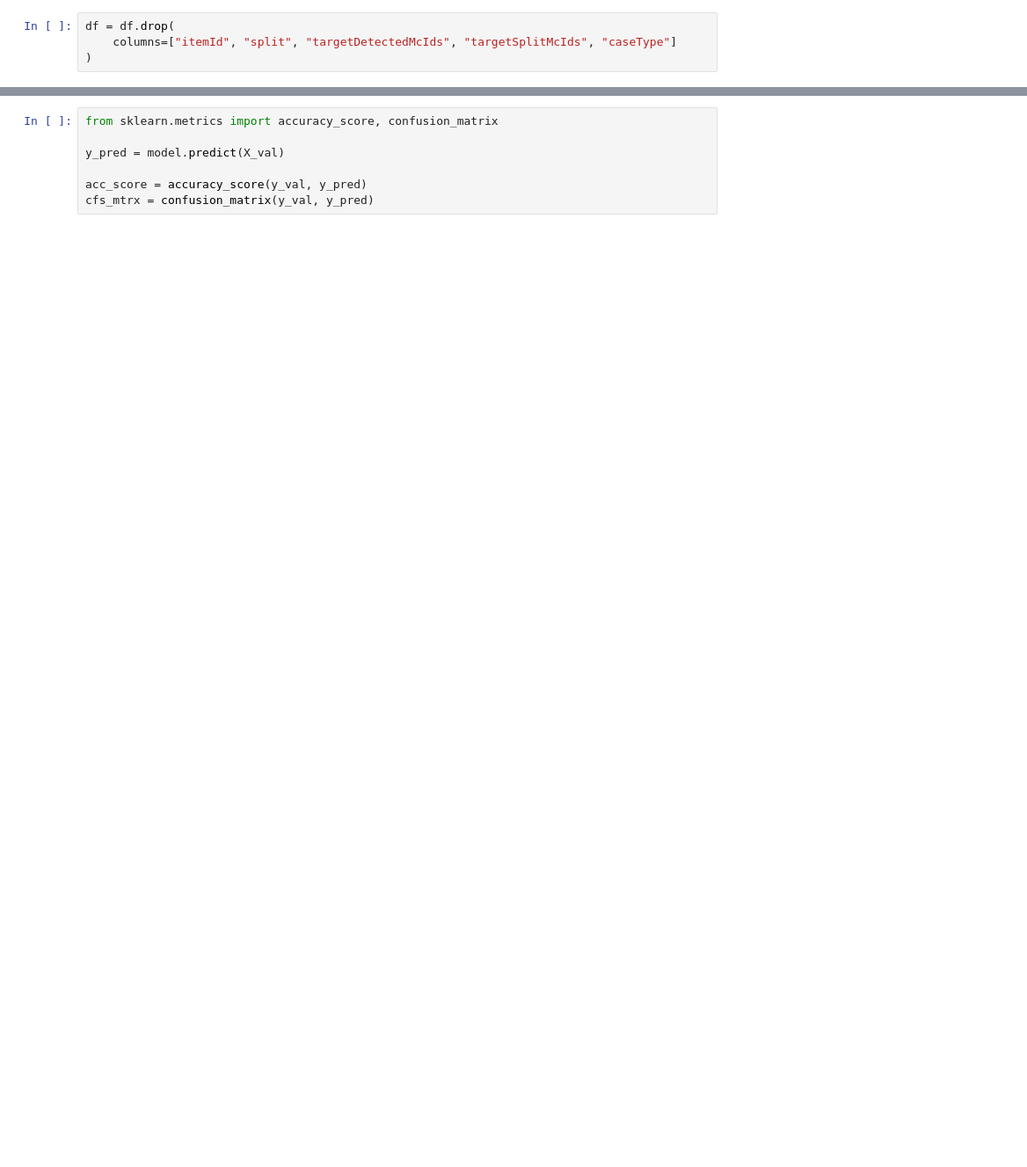
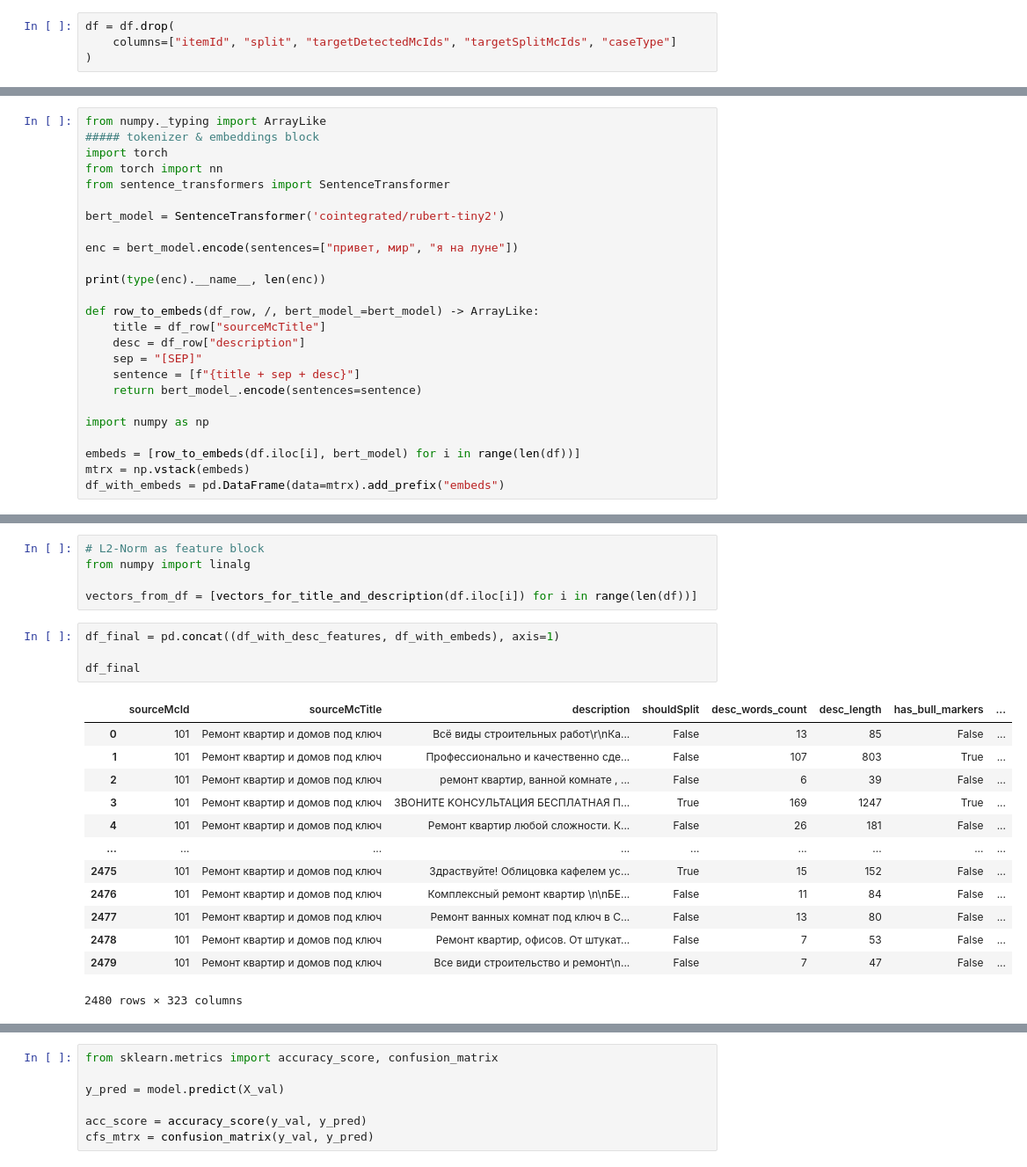
Before and after one commit to DmDogger/Catboost_avito_model, a Jupyter notebook: notebooks/catboost_model.ipynb, the cells around one changed output, grey strips where cells are left out. Shown at 88% size. Drawn from its saved outputs; the diff is of its cells as text; blank space fills up the shorter version.

Commit message:
refactor: replaced text features to embeddings

```diff
--- a/notebooks/catboost_model.ipynb
+++ b/notebooks/catboost_model.ipynb
@@ -57,0 +55,25 @@ df_with_desc_features = pd.concat((df, pd.DataFrame(features_desc.tolist())), ax
+# %%
+from numpy._typing import ArrayLike
+##### tokenizer & embeddings block
+import torch
+from torch import nn
+from sentence_transformers import SentenceTransformer
+
+bert_model = SentenceTransformer('cointegrated/rubert-tiny2')
+
+enc = bert_model.encode(sentences=["привет, мир", "я на луне"])
+
+print(type(enc).__name__, len(enc))
+
+def row_to_embeds(df_row, /, bert_model_=bert_model) -> ArrayLike:
+    title = df_row["sourceMcTitle"]
+    desc = df_row["description"]
+    sep = "[SEP]"
+    sentence = [f"{title + sep + desc}"]
+    return bert_model_.encode(sentences=sentence)
+
+import numpy as np
+
+embeds = [row_to_embeds(df.iloc[i], bert_model) for i in range(len(df))]
+mtrx = np.vstack(embeds)
+df_with_embeds = pd.DataFrame(data=mtrx).add_prefix("embeds")
@@ -58,3 +106,26 @@ df_with_desc_features = pd.concat((df, pd.DataFrame(features_desc.tolist())), ax
+# %%
+# L2-Norm as feature block
+from numpy import linalg
+
+vectors_from_df = [vectors_for_title_and_description(df.iloc[i]) for i in range(len(df))]
+# %%
+df_final = pd.concat((df_with_desc_features, df_with_embeds), axis=1)
+
+df_final
+# %% [output]
+|  | sourceMcId | sourceMcTitle | description | shouldSplit | desc_words_count | desc_length | has_bull_markers | ... |
+| 0 | 101 | Ремонт квартир и домов под ключ | Всё виды строительных работ\r\nКа... | False | 13 | 85 | False | ... |
+| 1 | 101 | Ремонт квартир и домов под ключ | Профессионально и качественно сде... | False | 107 | 803 | True | ... |
+| 2 | 101 | Ремонт квартир и домов под ключ | ремонт квартир, ванной комнате , ... | False | 6 | 39 | False | ... |
+| 3 | 101 | Ремонт квартир и домов под ключ | ЗBОНИТЕ KОHСУЛЬТАЦИЯ БЕCПЛАTНAЯ П... | True | 169 | 1247 | True | ... |
+| 4 | 101 | Ремонт квартир и домов под ключ | Ремонт квартир любой сложности. К... | False | 26 | 181 | False | ... |
+| ... | ... | ... | ... | ... | ... | ... | ... | ... |
+| 2475 | 101 | Ремонт квартир и домов под ключ | Здраствуйте! Облицовка кафелем ус... | True | 15 | 152 | False | ... |
+| 2476 | 101 | Ремонт квартир и домов под ключ | Комплексный ремонт квартир \n\nБЕ... | False | 11 | 84 | False | ... |
+| 2477 | 101 | Ремонт квартир и домов под ключ | Ремонт ванных комнат под ключ в С... | False | 13 | 80 | False | ... |
+| 2478 | 101 | Ремонт квартир и домов под ключ | Ремонт квартир, офисов. От штукат... | False | 7 | 53 | False | ... |
+| 2479 | 101 | Ремонт квартир и домов под ключ | Все види строительство и ремонт\n... | False | 7 | 47 | False | ... |
+2480 rows × 323 columns
 # %%
 print(
     f"Random should split string for repr: \n\n {df_with_desc_features.iloc[1].to_string()}"
```
Also changed, not shown: parts of 15 cells of this notebook, 10 other files.
